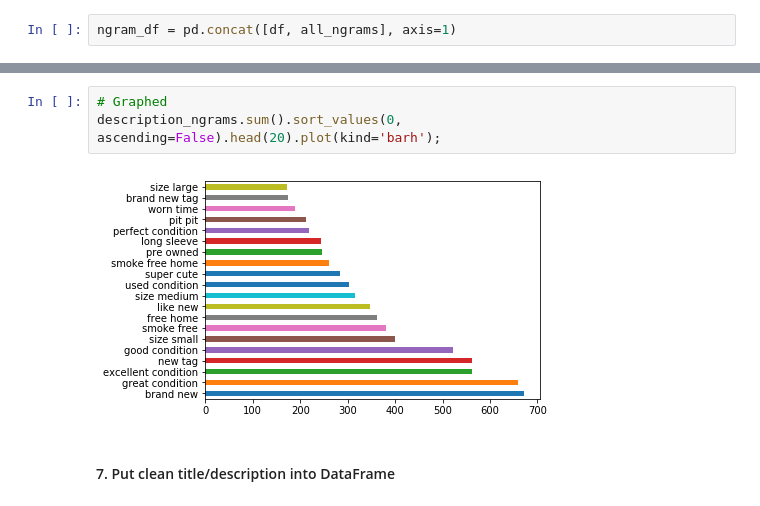
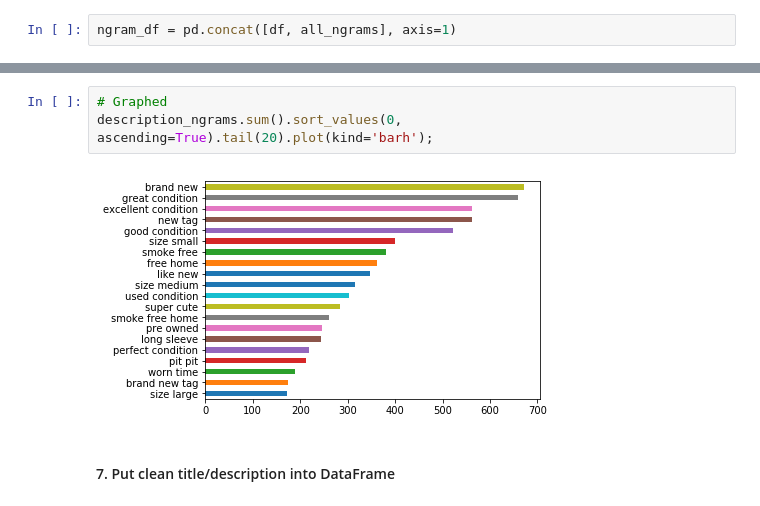
Before and after one commit to linnearose/Data-Science-Portfolio, a Jupyter notebook: Scraping Poshmark to Examine Language vs. Resale Value/3. language_data_cleaning_EDA.ipynb, the cells around one changed output, grey strips where cells are left out. Drawn from its saved outputs; the diff is of its cells as text.

```diff
--- a/Scraping Poshmark to Examine Language vs. Resale Value/3. language_data_cleaning_EDA.ipynb
+++ b/Scraping Poshmark to Examine Language vs. Resale Value/3. language_data_cleaning_EDA.ipynb
@@ -407,8 +380,8 @@ dtype: int64
 # %%
 # Graphed
-description_ngrams.sum().sort_values(0, ascending=False).head(20).plot(kind='barh');
+description_ngrams.sum().sort_values(0, ascending=True).tail(20).plot(kind='barh');
 # %% [output]
-[figure, old version]
+[figure, new version]
 # %% [markdown]
 #### 7. Put clean title/description into DataFrame
 # %%
```
Also changed, not shown: parts of 15 cells of this notebook, 6 other files.
